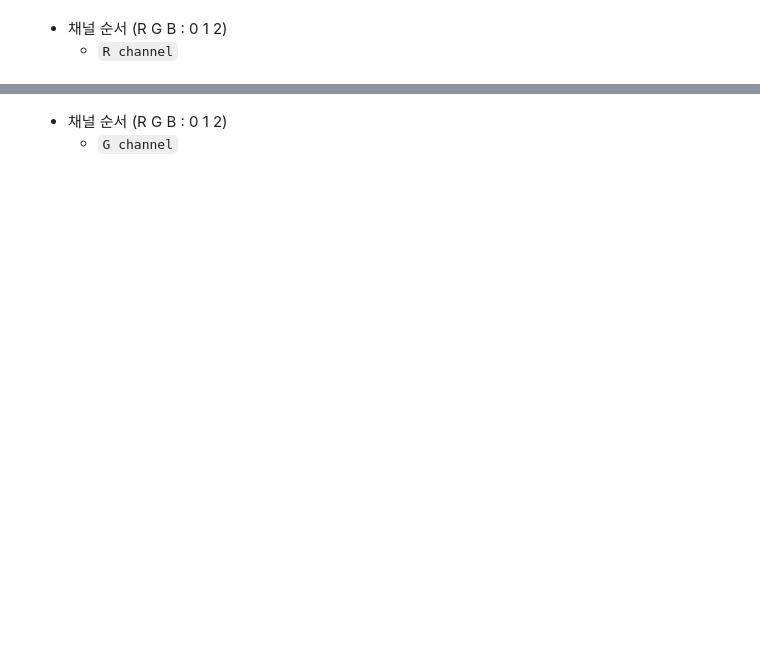
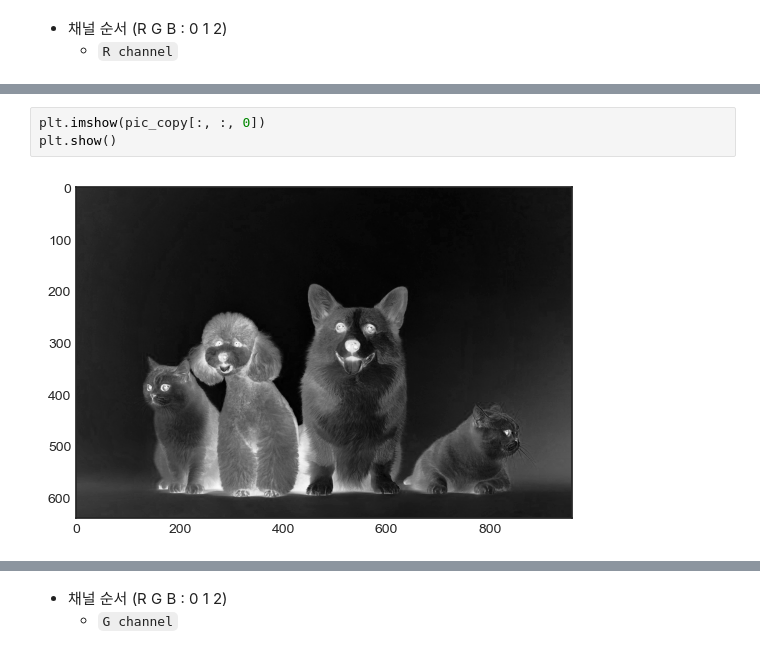
Before and after one commit to kksoo1769/study, a Jupyter notebook: code/computer_vision/01.opencv_basics.ipynb, the cells around one changed output, grey strips where cells are left out. Cells and saved outputs as stored; diff of their text form; blank space fills up the shorter version.

```diff
--- a/code/computer_vision/01.opencv_basics.ipynb
+++ b/code/computer_vision/01.opencv_basics.ipynb
@@ -105,0 +188,5 @@
+# %%
+plt.imshow(pic_copy[:, :, 0])
+plt.show()
+# %% [output]
+[figure, added]
```
Also changed, not shown: parts of 30 cells of this notebook.
